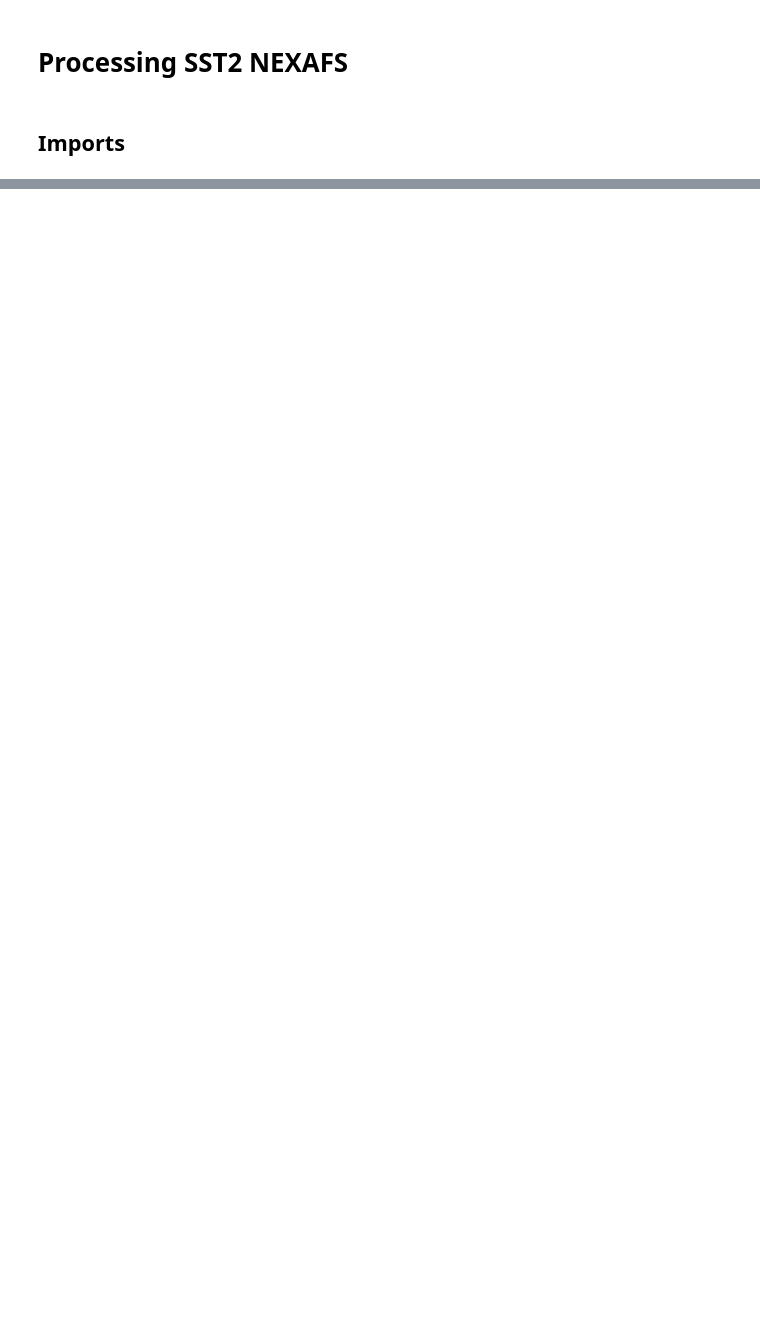
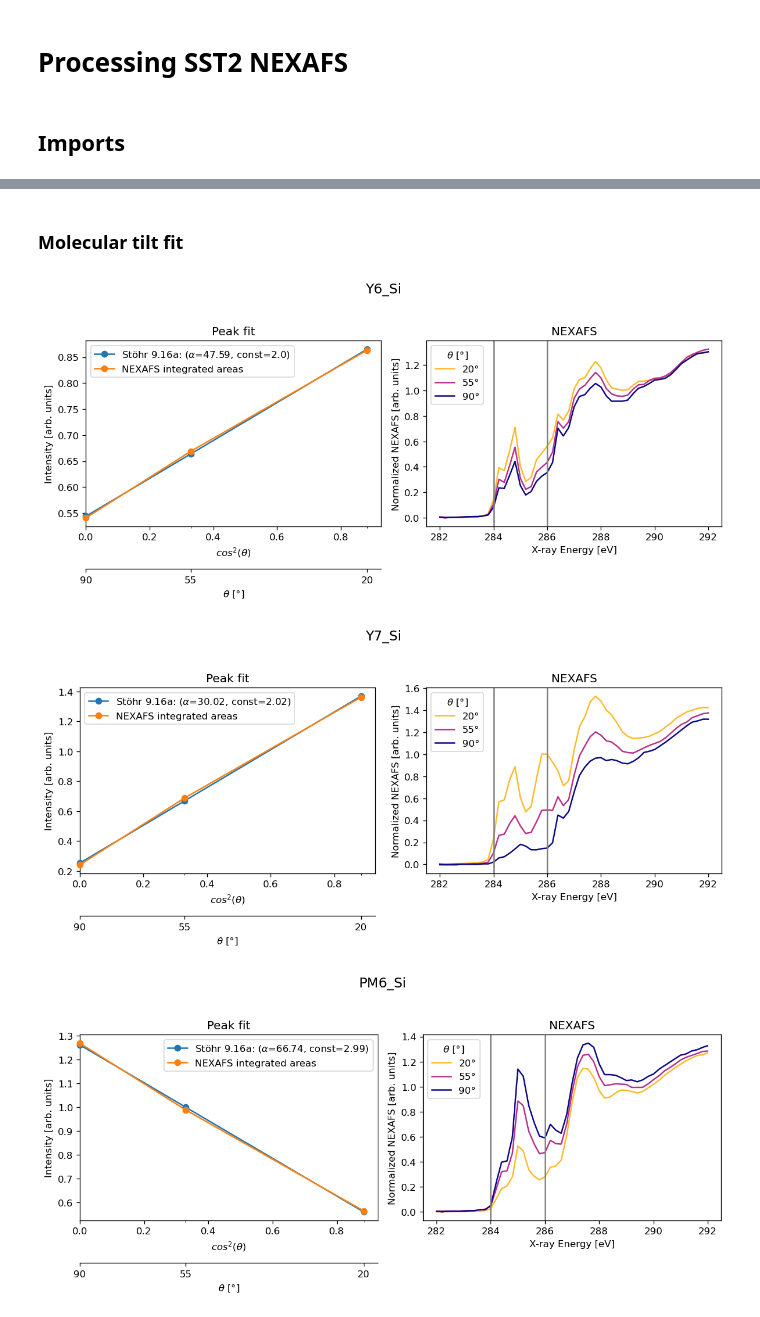
Before and after one commit to andrewjlevin/rsoxs_suite, a Jupyter notebook: sst1_notebooks/pey_sst2_loading.ipynb, the cells around one changed output, grey strips where cells are left out. Saved outputs shown, nothing was run; the diff lists cells and outputs as text; code cells hidden in the pictures; blank space fills up the shorter version.

```diff
--- a/sst1_notebooks/pey_sst2_loading.ipynb
+++ b/sst1_notebooks/pey_sst2_loading.ipynb
@@ -190,0 +292,63 @@ Coordinates:
+# %% [markdown]
+### Molecular tilt fit
+# %%
+# Run Stöhr 9.16a tilt fit on energy region of NEXAFS
+energy_min = 284
+energy_max = 286
+
+# sample_name = 'PM6_3000_dSiN_R'
+for sample_name in DS.sample_name.values:
+    nf_DA = DS['full_corr_pey'].sel(sample_name=sample_name)
+
+    pi_peak_areas = nf.int_area(energy_min, energy_max, nf_DA)
+
+    bnds = [(0, 90), (0, 20)]
+    res = optimize.differential_evolution(
+        nf.mse_line_tilt, bounds=bnds, args=(pi_peak_areas, nf_DA.theta.values), tol=1e-6)
+
+    alpha, const = res.x
+
+    # Plot intensities from Stöhr 9.16a (scaled with fitted constant) as line
+    # along with measured pi_peak_areas, x-axis is cos_sq_theta:
+    fig, axs = plt.subplots(ncols=2, figsize=(10,4.5), dpi=120, tight_layout=True)
+    fig.suptitle(str(nf_DA.sample_name.values), y=1.03, fontsize=14)
+    axs[0].plot(nf_DA.cos_sq_theta.values[:], const * nf.i_nexafs(alpha, nf_DA.theta.values[:]),
+            marker='o', label=f'Stöhr 9.16a: ($\\alpha$={np.round(alpha,2)}, const={np.round(const,2)})',
+            clip_on=False, zorder=3)
+    axs[0].plot(nf_DA.cos_sq_theta.values[:], pi_peak_areas[:], marker='o',
+            label=f'NEXAFS integrated areas', clip_on=False, zorder=4)
+    axs[0].set(title='Peak fit', xlabel=r'$cos^2(\theta)$', ylabel='Intensity [arb. units]')
+    axs[0].set_xticks(nf_DA.cos_sq_theta.values, minor=True)
+    axs[0].set_xlim(left=0)
+    axs[0].legend()
+
+    # Add secondary axis showing theta values:
+    def forward(x):
+        return np.arccos(np.sqrt(x)) * 180 / np.pi
+
+    def inverse(x):
+        return np.cos(x * np.pi / 180)**2
+
+    ax2 = axs[0].secondary_xaxis(-0.23, functions=(forward, inverse))
+    ax2.set(xlabel=r'$\theta$ [$\degree$]')
+    ax2.set_xticks(nf_DA.theta.values)
+
+
+    colors = plt.cm.plasma_r(np.linspace(0.15,1,len(nf_DA.theta)))
+    for i, theta_val in enumerate(nf_DA.theta.values):
+        (nf_DA.sel(theta=theta_val, energy=slice(282, 292))
+               .plot.line(ax=axs[1], color=colors[i], label=f'{int(theta_val)}°'))
+
+    axs[1].axvline(energy_min, color='grey')
+    axs[1].axvline(energy_max, color='grey')
+    axs[1].set(title='NEXAFS', xlabel='X-ray Energy [eV]', ylabel='Normalized NEXAFS [arb. units]')
+    axs[1].legend(title=r'$\theta$ [$\degree$]', loc='upper left')
+
+    fig.savefig(outPath.joinpath('nexafs_plots/pey_tilt_fit', f'{sample_name}_energy{energy_min}-{energy_max}.png'), dpi=120)
+
+    plt.show()
+    plt.close('all')
+# %% [output]
+[figure, added]
+[figure, added]
+[figure, added]
```
Also changed, not shown: parts of 40 cells of this notebook.
